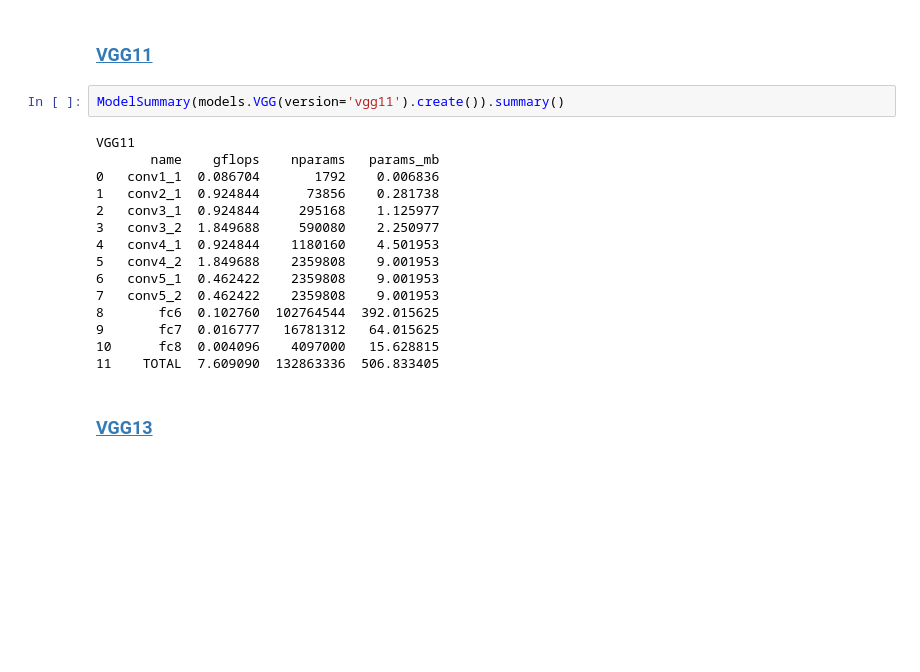
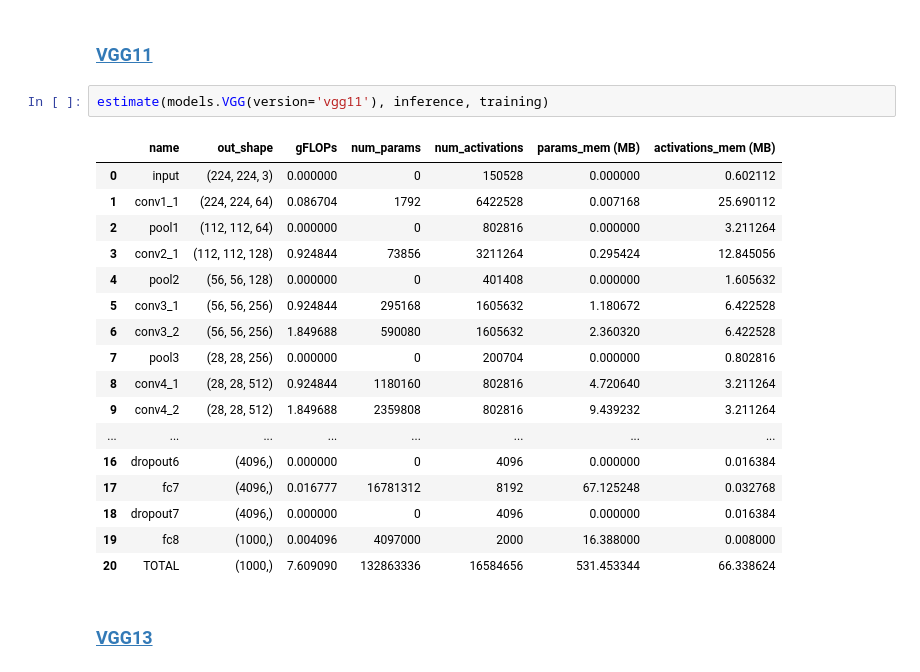
Before and after one commit to sergey-serebryakov/nns, a Jupyter notebook: notebooks/dlbs_models.ipynb, the cells around one changed output. Drawn from its saved outputs; the diff is of its cells as text; blank space fills up the shorter version.

```diff
--- a/notebooks/dlbs_models.ipynb
+++ b/notebooks/dlbs_models.ipynb
@@ -89,22 +118,25 @@ DeepMNIST
 # %% [markdown]
 ### [VGG11](http://ethereon.github.io/netscope/#/gist/5550b93fb51ab63d520af5be555d691f)
 # %%
-ModelSummary(models.VGG(version='vgg11').create()).summary()
+estimate(models.VGG(version='vgg11'), inference, training)
 # %% [output]
-VGG11
-       name    gflops    nparams   params_mb
-0   conv1_1  0.086704       1792    0.006836
-1   conv2_1  0.924844      73856    0.281738
-2   conv3_1  0.924844     295168    1.125977
-3   conv3_2  1.849688     590080    2.250977
-4   conv4_1  0.924844    1180160    4.501953
-5   conv4_2  1.849688    2359808    9.001953
-6   conv5_1  0.462422    2359808    9.001953
-7   conv5_2  0.462422    2359808    9.001953
-8       fc6  0.102760  102764544  392.015625
-9       fc7  0.016777   16781312   64.015625
-10      fc8  0.004096    4097000   15.628815
-11    TOTAL  7.609090  132863336  506.833405
+|  | name | out_shape | gFLOPs | num_params | num_activations | params_mem (MB) | activations_mem (MB) |
+| 0 | input | (224, 224, 3) | 0.000000 | 0 | 150528 | 0.000000 | 0.602112 |
+| 1 | conv1_1 | (224, 224, 64) | 0.086704 | 1792 | 6422528 | 0.007168 | 25.690112 |
+| 2 | pool1 | (112, 112, 64) | 0.000000 | 0 | 802816 | 0.000000 | 3.211264 |
+| 3 | conv2_1 | (112, 112, 128) | 0.924844 | 73856 | 3211264 | 0.295424 | 12.845056 |
+| 4 | pool2 | (56, 56, 128) | 0.000000 | 0 | 401408 | 0.000000 | 1.605632 |
+| 5 | conv3_1 | (56, 56, 256) | 0.924844 | 295168 | 1605632 | 1.180672 | 6.422528 |
+| 6 | conv3_2 | (56, 56, 256) | 1.849688 | 590080 | 1605632 | 2.360320 | 6.422528 |
+| 7 | pool3 | (28, 28, 256) | 0.000000 | 0 | 200704 | 0.000000 | 0.802816 |
+| 8 | conv4_1 | (28, 28, 512) | 0.924844 | 1180160 | 802816 | 4.720640 | 3.211264 |
+| 9 | conv4_2 | (28, 28, 512) | 1.849688 | 2359808 | 802816 | 9.439232 | 3.211264 |
+| ... | ... | ... | ... | ... | ... | ... | ... |
+| 16 | dropout6 | (4096,) | 0.000000 | 0 | 4096 | 0.000000 | 0.016384 |
+| 17 | fc7 | (4096,) | 0.016777 | 16781312 | 8192 | 67.125248 | 0.032768 |
+| 18 | dropout7 | (4096,) | 0.000000 | 0 | 4096 | 0.000000 | 0.016384 |
+| 19 | fc8 | (1000,) | 0.004096 | 4097000 | 2000 | 16.388000 | 0.008000 |
+| 20 | TOTAL | (1000,) | 7.609090 | 132863336 | 16584656 | 531.453344 | 66.338624 |
 # %% [markdown]
 ### [VGG13](http://ethereon.github.io/netscope/#/gist/a96ba317064a61b22a1742bd05c54816)
 # %%
```
Also changed, not shown: parts of 26 cells of this notebook, 13 other files.
